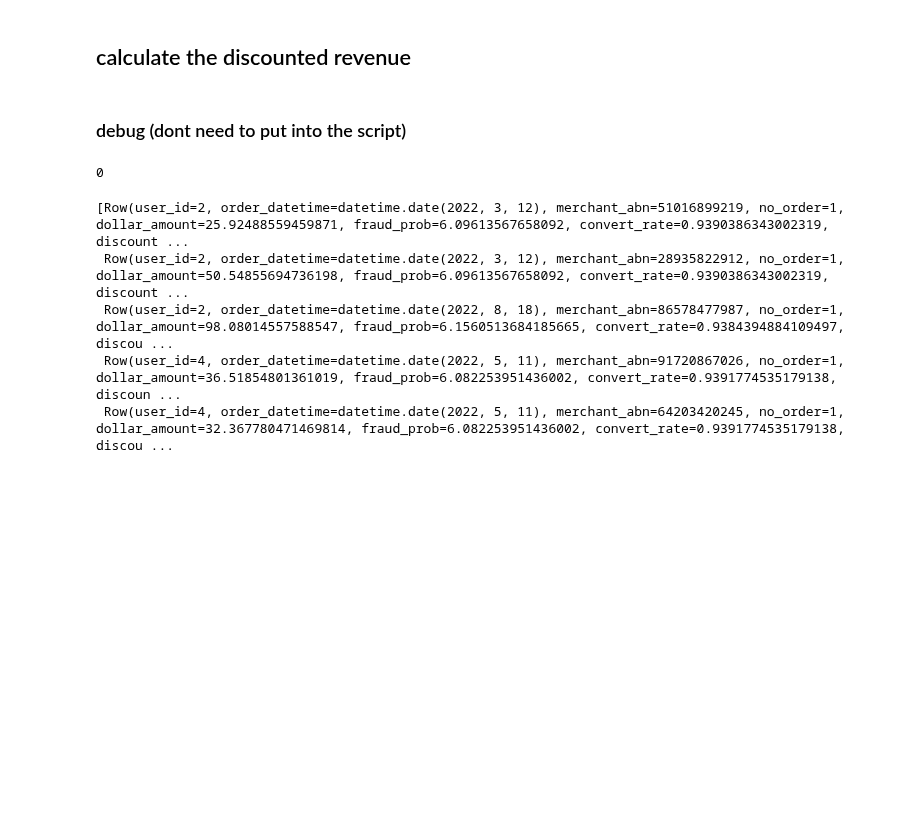
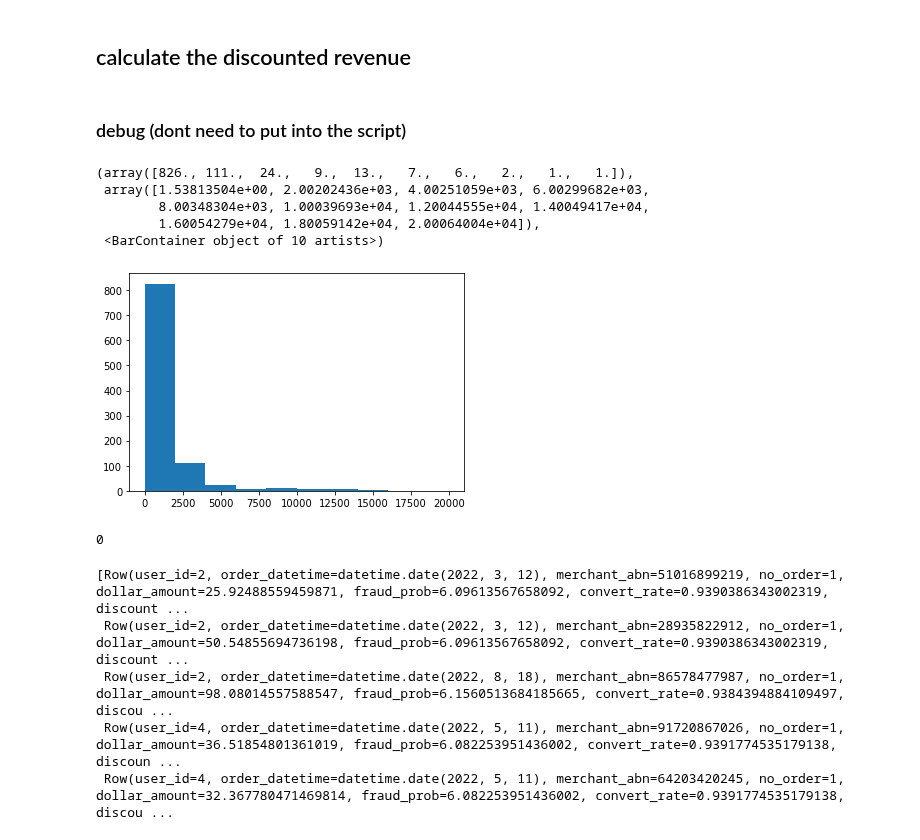
Before and after one commit to MAST30034-Applied-Data-Science/generic-buy-now-pay-later-project-group-19, a Jupyter notebook: notebooks/fraud.ipynb, the cells around one changed output. Cells and saved outputs as stored; diff of their text form; code cells hidden in the pictures; blank space fills up the shorter version.

```diff
--- a/notebooks/fraud.ipynb
+++ b/notebooks/fraud.ipynb
@@ -326,6 +337,19 @@ for i in range(3):
     merchant_discounted_daily_revenue.write.mode('overwrite').parquet(f'../data/curated/merchant_discounted_daily_revenue_slice_{i}.parquet')
 # %% [markdown]
 ### debug (dont need to put into the script)
+# %%
+df = spark.read.parquet("../data/curated/merchant_discounted_daily_revenue_slice_0.parquet")
+test = df.sample(False, 0.1, seed=0).limit(1000).toPandas()
+# %%
+import matplotlib.pyplot as plt
+plt.hist(test["discounted_daily_revenue"])
+# %% [output]
+(array([826., 111.,  24.,   9.,  13.,   7.,   6.,   2.,   1.,   1.]),
+ array([1.53813504e+00, 2.00202436e+03, 4.00251059e+03, 6.00299682e+03,
+        8.00348304e+03, 1.00039693e+04, 1.20044555e+04, 1.40049417e+04,
+        1.60054279e+04, 1.80059142e+04, 2.00064004e+04]),
+ <BarContainer object of 10 artists>)
+[figure, added]
 # %%
 test = merchant_discounted_daily_revenue.where(
     F.col("discounted_daily_revenue")<0
```
Also changed, not shown: parts of 6 cells of this notebook.
